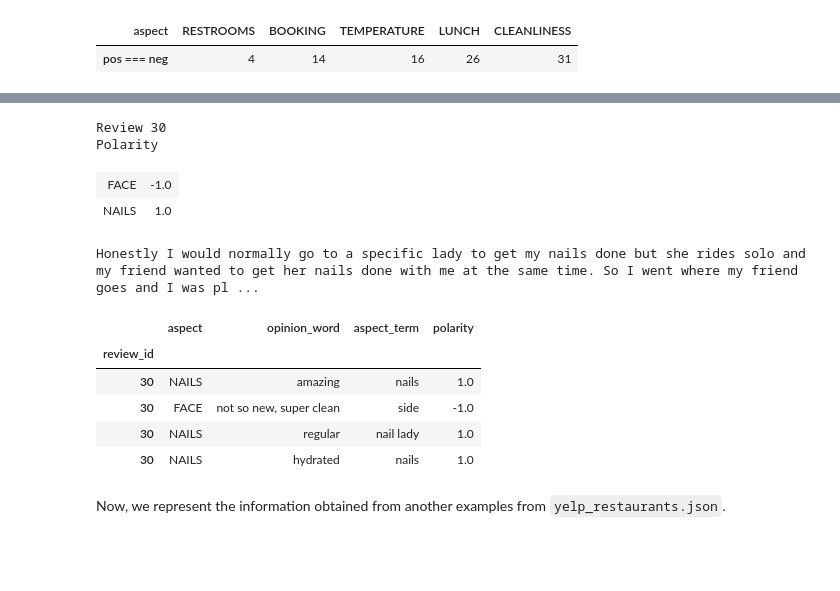
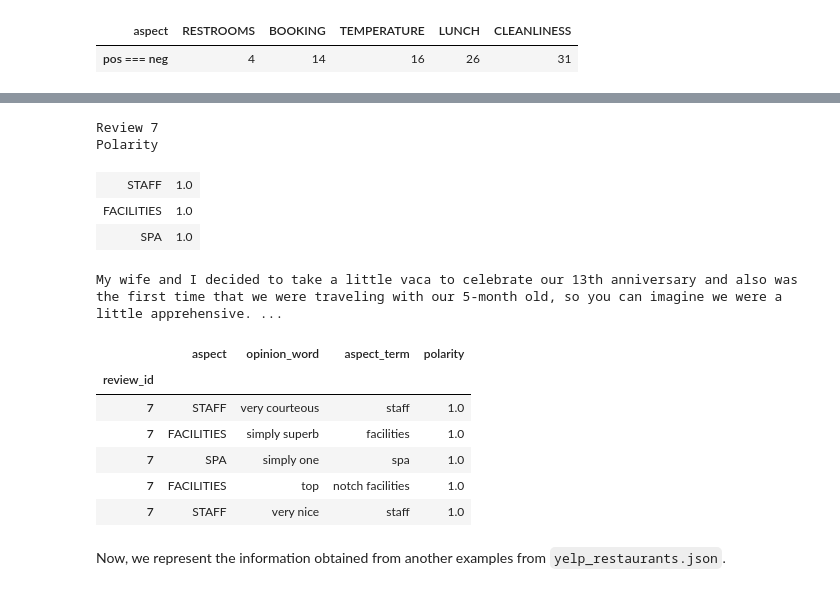
Before and after one commit to glorelvalle/mucd-mg, a Jupyter notebook: pln/p1.ipynb, the cells around one changed output, grey strips where cells are left out. Cells and saved outputs as stored; diff of their text form; code cells hidden in the pictures; blank space fills up the shorter version.

```diff
--- a/pln/p1.ipynb
+++ b/pln/p1.ipynb
@@ -492,24 +497,26 @@ This has got to be the best barber shop I've ever been to in my 38 years on this
-# %%
-idx = 30
-review = reviews_spas[idx].get("reviewText")
-data = AO.get_aspect_opinion(idx, review, aspects_spas)
-data2 = data.copy()
-data2['text'] = review
-data2 = data2.reset_index()
-DP.run_display(idx, data2)
-display(data)
-# %% [output]
-Review 30
-Polarity
-| FACE | -1.0 |
-| NAILS | 1.0 |
-Honestly I would normally go to a specific lady to get my nails done but she rides solo and my friend wanted to get her nails done with me at the same time. So I went where my friend goes and I was pl ...
-|  | aspect | opinion_word | aspect_term | polarity |
-| review_id |  |  |  |  |
-| 30 | NAILS | amazing | nails | 1.0 |
-| 30 | FACE | not so new, super clean | side | -1.0 |
-| 30 | NAILS | regular | nail lady | 1.0 |
-| 30 | NAILS | hydrated | nails | 1.0 |
+# %%
+idx = 7
+review = reviews_spas[idx].get("reviewText")
+data = AO.get_aspect_opinion(idx, review, aspects_spas)
+data2 = data.copy()
+data2['text'] = review
+data2 = data2.reset_index()
+DP.run_display(idx, data2)
+display(data)
+# %% [output]
+Review 7
+Polarity
+| STAFF | 1.0 |
+| FACILITIES | 1.0 |
+| SPA | 1.0 |
+My wife and I decided to take a little vaca to celebrate our 13th anniversary and also was the first time that we were traveling with our 5-month old, so you can imagine we were a little apprehensive. ...
+|  | aspect | opinion_word | aspect_term | polarity |
+| review_id |  |  |  |  |
+| 7 | STAFF | very courteous | staff | 1.0 |
+| 7 | FACILITIES | simply superb | facilities | 1.0 |
+| 7 | SPA | simply one | spa | 1.0 |
+| 7 | FACILITIES | top | notch facilities | 1.0 |
+| 7 | STAFF | very nice | staff | 1.0 |
 # %% [markdown]
 Now, we represent the information obtained from another examples from `yelp_restaurants.json`.
 # %%
```
Also changed, not shown: parts of 21 cells of this notebook.
